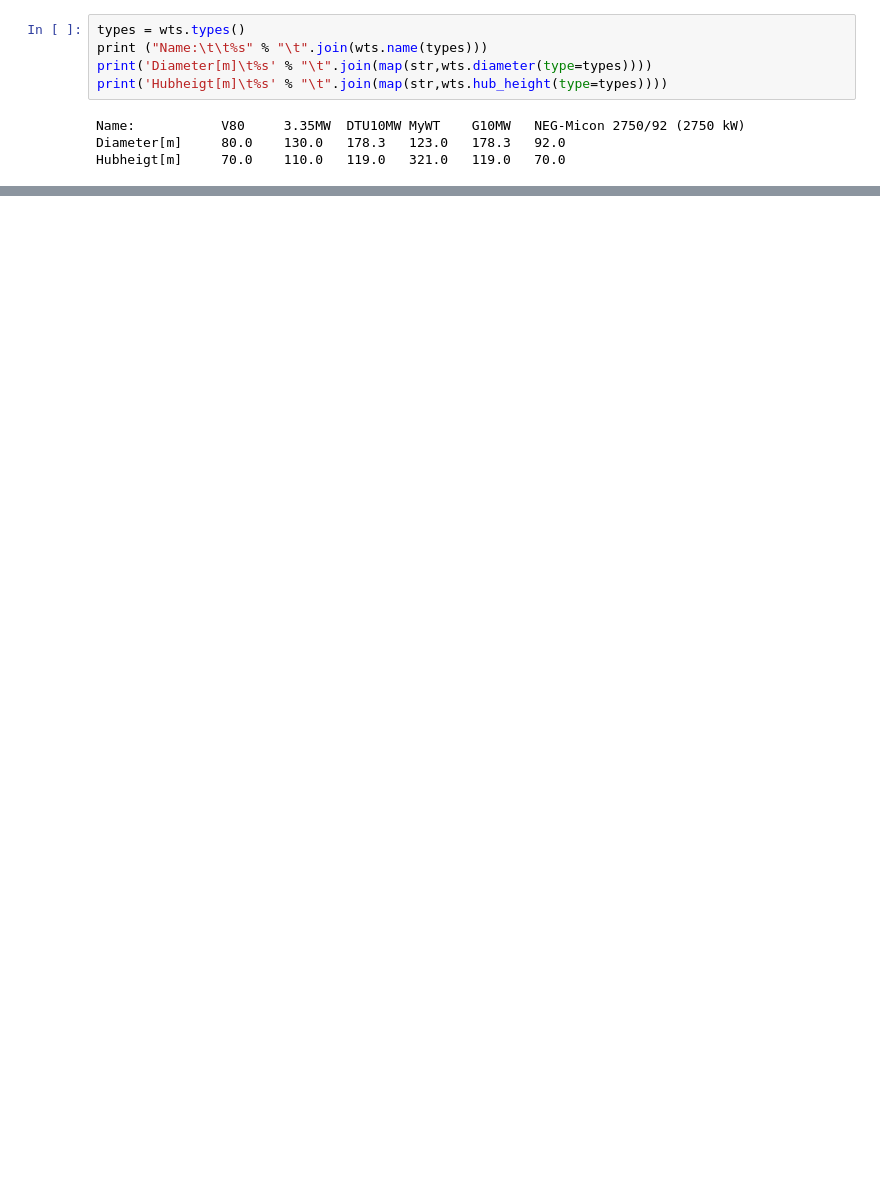
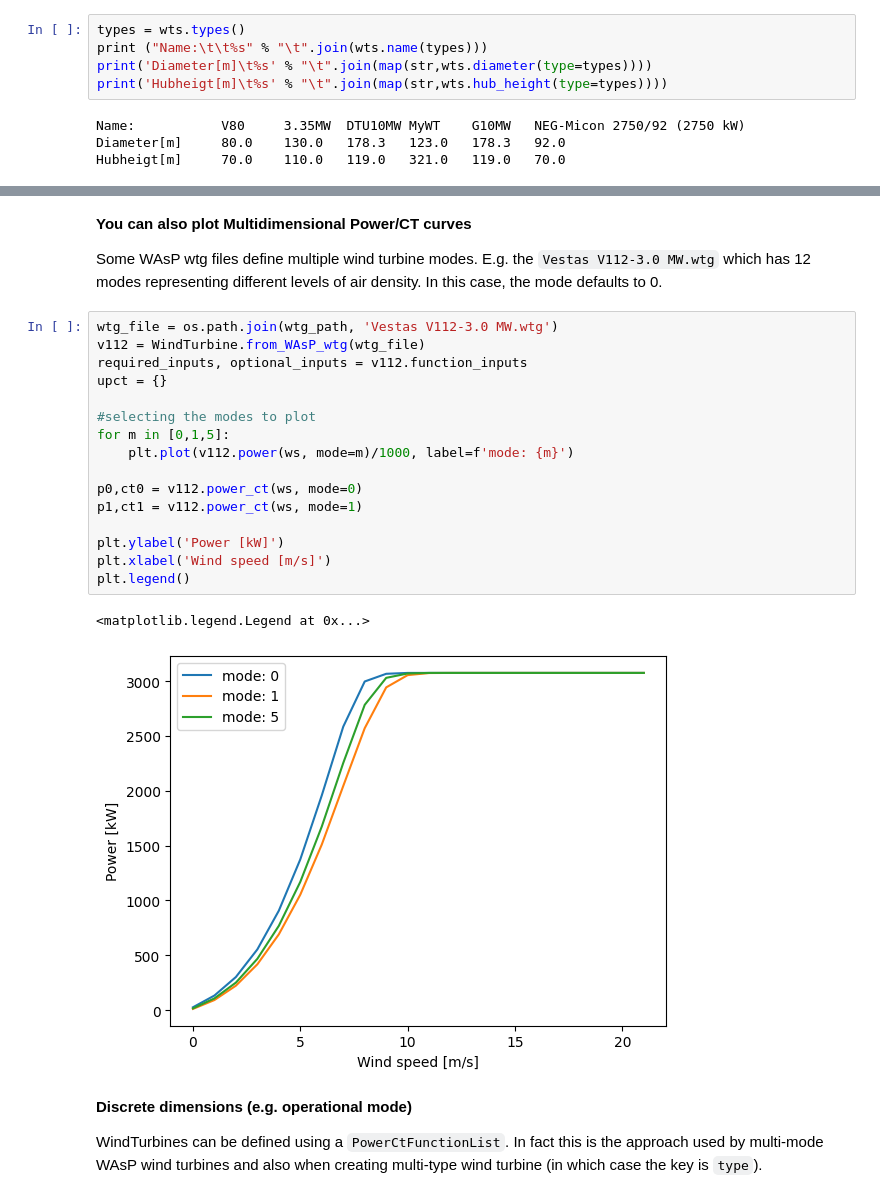
Before and after one commit to DTUWindEnergy/PyWake, a Jupyter notebook: docs/notebooks/WindTurbines.ipynb, the cells around one changed output, grey strips where cells are left out. Saved outputs shown, nothing was run; the diff lists cells and outputs as text; blank space fills up the shorter version.

```diff
--- a/docs/notebooks/WindTurbines.ipynb
+++ b/docs/notebooks/WindTurbines.ipynb
@@ -337,0 +117,27 @@ wts.plot_yz(np.array([-600,0,600]), wd=0, types=[0,1,2], yaw=[-30, 10, 90])
+# %% [markdown]
+**You can also plot Multidimensional Power/CT curves**
+
+Some WAsP wtg files define multiple wind turbine modes. E.g. the `Vestas V112-3.0 MW.wtg` which has 12 modes representing different levels of air density. In this case, the mode defaults to 0.
+# %%
+wtg_file = os.path.join(wtg_path, 'Vestas V112-3.0 MW.wtg')
+v112 = WindTurbine.from_WAsP_wtg(wtg_file)
+required_inputs, optional_inputs = v112.function_inputs
+upct = {}
+
+#selecting the modes to plot
+for m in [0,1,5]:
+    plt.plot(v112.power(ws, mode=m)/1000, label=f'mode: {m}')
+
+p0,ct0 = v112.power_ct(ws, mode=0)
+p1,ct1 = v112.power_ct(ws, mode=1)
+
+plt.ylabel('Power [kW]')
+plt.xlabel('Wind speed [m/s]')
+plt.legend()
+# %% [output]
+<matplotlib.legend.Legend at 0x...>
+[figure, added]
+# %% [markdown]
+**Discrete dimensions (e.g. operational mode)**
+
+WindTurbines can be defined using a `PowerCtFunctionList`. In fact this is the approach used by multi-mode WAsP wind turbines and also when creating multi-type wind turbine (in which case the key is `type`).
```
Also changed, not shown: parts of 77 cells of this notebook, 23 other files.
